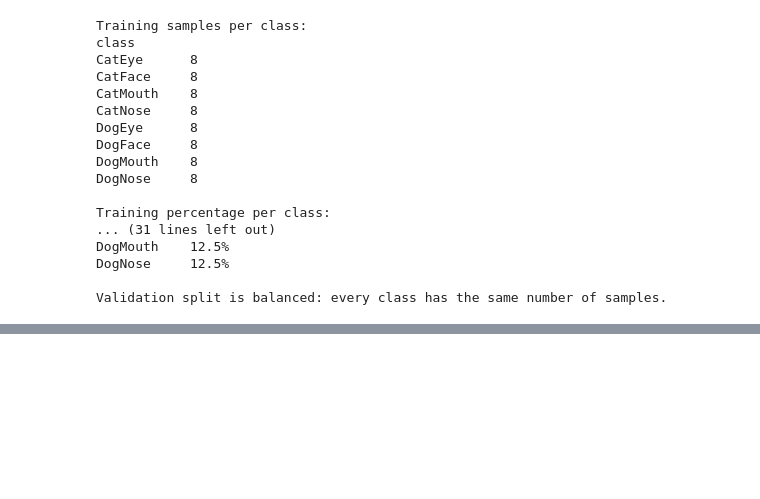
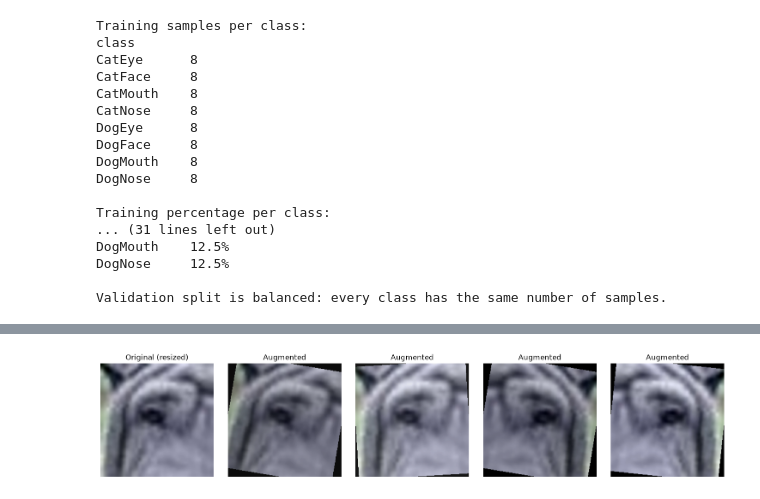
Before and after one commit to adithya-blip111/kaggle-competition, a Jupyter notebook: src/kaggle-competition.ipynb, the cells around one changed output, grey strips where cells are left out. Saved outputs shown, nothing was run; the diff lists cells and outputs as text; code cells hidden in the pictures; blank space fills up the shorter version.

```diff
--- a/src/kaggle-competition.ipynb
+++ b/src/kaggle-competition.ipynb
@@ -430,0 +753,36 @@ Validation split is balanced: every class has the same number of samples.
+# %%
+# Light data augmentation for the training set only (validation and test are never augmented).
+# Horizontal flip, small rotation and mild brightness/contrast changes keep the class label valid.
+# Vertical flips, heavy crops and strong colour shifts are avoided.
+import random
+from PIL import ImageEnhance
+
+
+def augment_image(image, rng=random):
+    image = resize_image(image)
+    if rng.random() < 0.5:
+        image = ImageOps.mirror(image)
+    image = image.rotate(
+        rng.uniform(-10, 10), resample=Image.BICUBIC, fillcolor=(0, 0, 0)
+    )
+    image = ImageEnhance.Brightness(image).enhance(rng.uniform(0.8, 1.2))
+    image = ImageEnhance.Contrast(image).enhance(rng.uniform(0.8, 1.2))
+    return image
+
+
+# Show one training image and several random augmented versions of it.
+rng = random.Random(42)
+sample_path = sorted(train_dir.glob("*.jpg"))[0]
+with Image.open(sample_path) as img:
+    fig, axes = plt.subplots(1, 5, figsize=(15, 3))
+    axes[0].imshow(resize_image(img))
+    axes[0].set_title("Original (resized)")
+    for ax in axes[1:]:
+        ax.imshow(augment_image(img, rng))
+        ax.set_title("Augmented")
+for ax in axes:
+    ax.axis("off")
+plt.tight_layout()
+plt.show()
+# %% [output]
+[figure, added]
```
Also changed, not shown: parts of 17 cells of this notebook, 3 other files.
